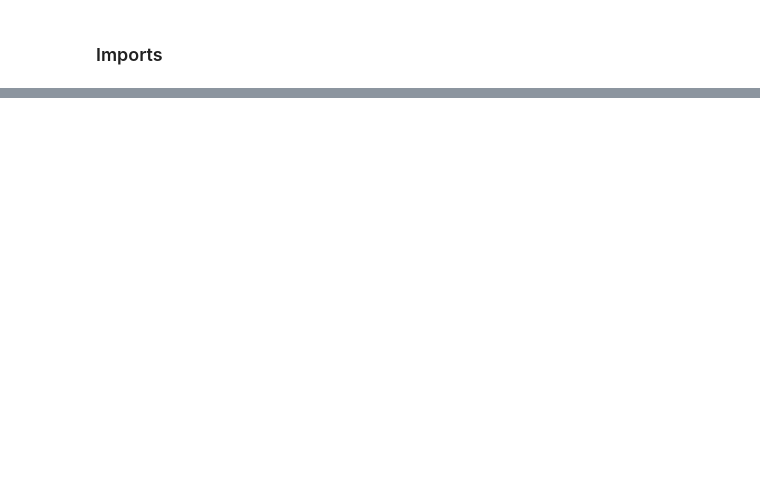
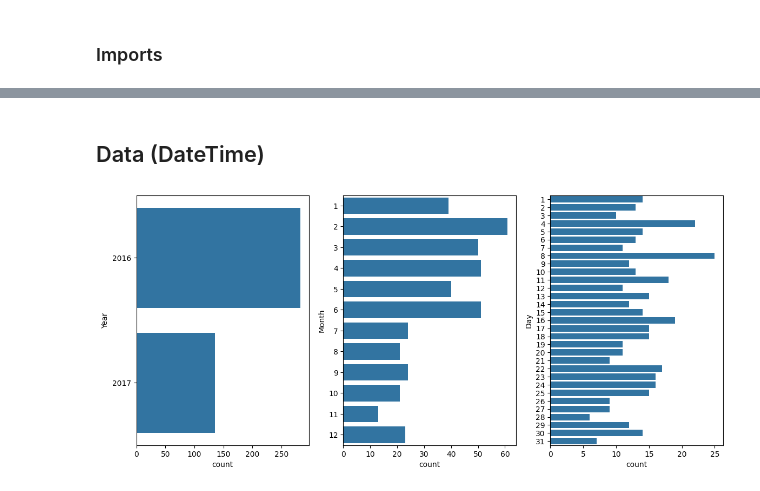
Before and after one commit to suhail-chand/industrial-accident-severity-assessment, a Jupyter notebook: notebooks/preprocessing.ipynb, the cells around one changed output, grey strips where cells are left out. Saved outputs shown, nothing was run; the diff lists cells and outputs as text; code cells hidden in the pictures; blank space fills up the shorter version.

```diff
--- a/notebooks/preprocessing.ipynb
+++ b/notebooks/preprocessing.ipynb
@@ -35,0 +88,10 @@ is_df.head()
+# %%
+# Dropping duplicates
+is_df.drop_duplicates(inplace=True)
+# %%
+print('Value Counts')
+print('*'*50)
+for col in is_df.columns:
+    if col not in ['Data', 'Description']:
+        print(is_df[col].value_counts())
+        print('-'*50)
@@ -35,0 +118,7 @@ is_df.head()
+# %%
+# Label encoding
+is_df['Genre'] = is_df['Genre'].apply(lambda x: {'Male': 0, 'Female': 1}[x])
+is_df['Accident Level'] = is_df['Accident Level'].apply(lambda x: {'I': 1, 'II': 2, 'III': 3, 'IV': 4, 'V': 5}[x])
+is_df['Potential Accident Level'] = is_df['Potential Accident Level'].apply(lambda x: {'I': 1, 'II': 2, 'III': 3, 'IV': 4, 'V': 5, 'VI': 6}[x])
+
+is_df.info()
@@ -35,0 +143,15 @@ is_df.head()
+# %% [markdown]
+## Data (DateTime)
+# %%
+# Splitting date, month and year
+is_df['Year'] = is_df['Data'].apply(lambda x: x.year)
+is_df['Month'] = is_df['Data'].apply(lambda x: x.month)
+is_df['Day'] = is_df['Data'].apply(lambda x: x.day)
+is_df['Timestamp'] = is_df['Data'].apply(lambda x: x.timestamp())
+# %%
+# Distribution
+fig, ax = plt.subplots(1, 3, figsize=(14, 6))
+for i, col in enumerate(['Year', 'Month', 'Day']):
+    sns.countplot(is_df[col].astype('category'), stat='count', ax=ax[i])
+# %% [output]
+[figure, added]
```
Also changed, not shown: parts of 22 cells of this notebook, 2 other files.
